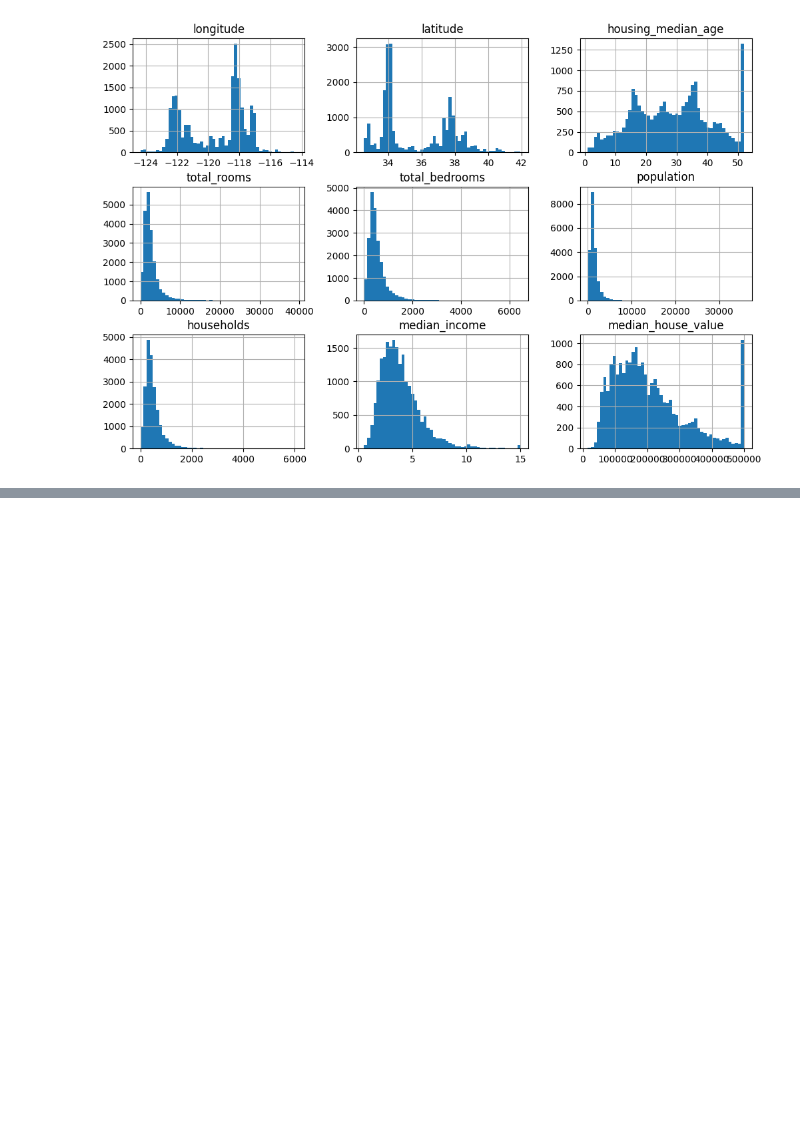
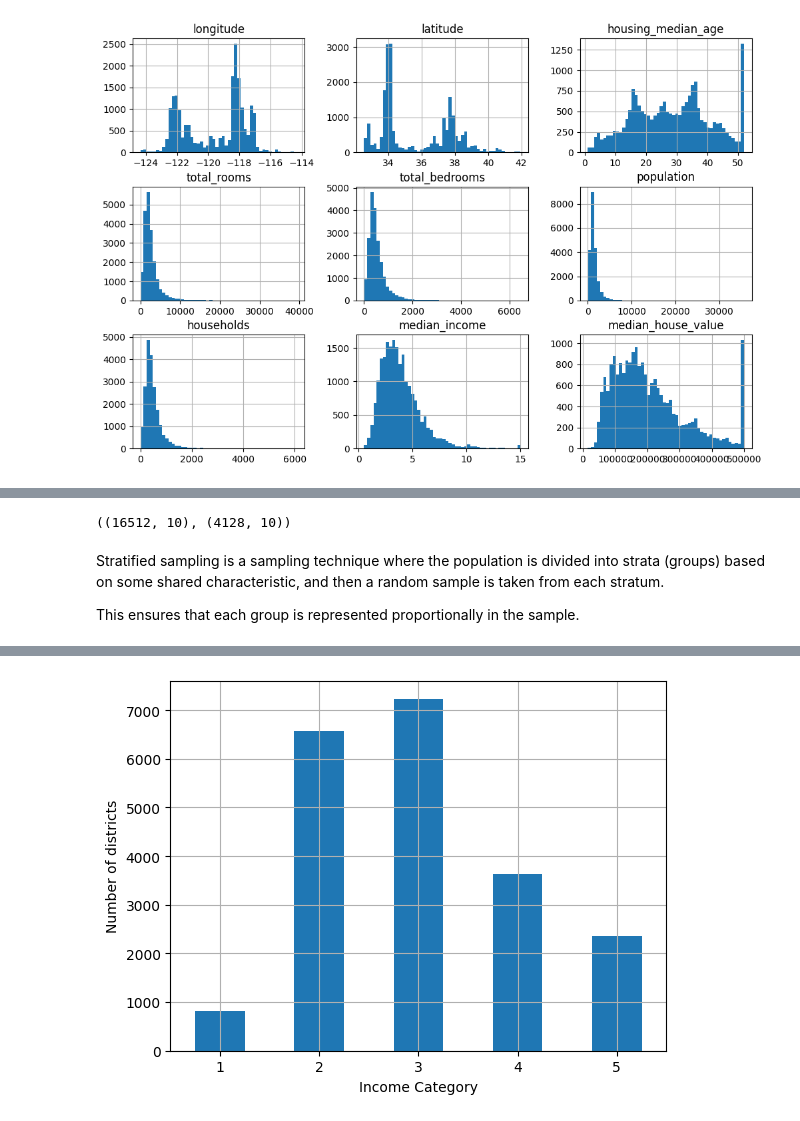
Before and after one commit to hegde-shashi/Learning, a Jupyter notebook: Machine Learning/Hands On Machine Learing/California_housing_price.ipynb, the cells around one changed output, grey strips where cells are left out. Saved outputs shown, nothing was run; the diff lists cells and outputs as text; code cells hidden in the pictures; blank space fills up the shorter version.

```diff
--- a/Machine Learning/Hands On Machine Learing/California_housing_price.ipynb
+++ b/Machine Learning/Hands On Machine Learing/California_housing_price.ipynb
@@ -93,0 +147,19 @@ plt.show()
+# %%
+train_set.shape, test_set.shape
+# %% [output]
+((16512, 10), (4128, 10))
+# %% [markdown]
+Stratified sampling is a sampling technique where the population is divided into strata (groups) based on some shared characteristic, and then a random sample is taken from each stratum.
+
+This ensures that each group is represented proportionally in the sample.
+# %%
+housing['income_cat'] = pd.cut(housing['median_income'],
+                               bins = [0,1.5, 3.0, 4.5, 6., np.inf],
+                               labels= [1,2,3,4,5])
+# pd.cut function creates an income category attribute with five categories (labeled from 1 to 5)
+
+housing['income_cat'].value_counts().sort_index().plot.bar(rot=0, grid=True)
+plt.xlabel('Income Category')
+plt.ylabel('Number of districts')
+plt.show()
+# %% [output]
@@ -93,0 +167 @@ plt.show()
+[figure, added]
```
Also changed, not shown: parts of 13 cells of this notebook, 1 other file.
